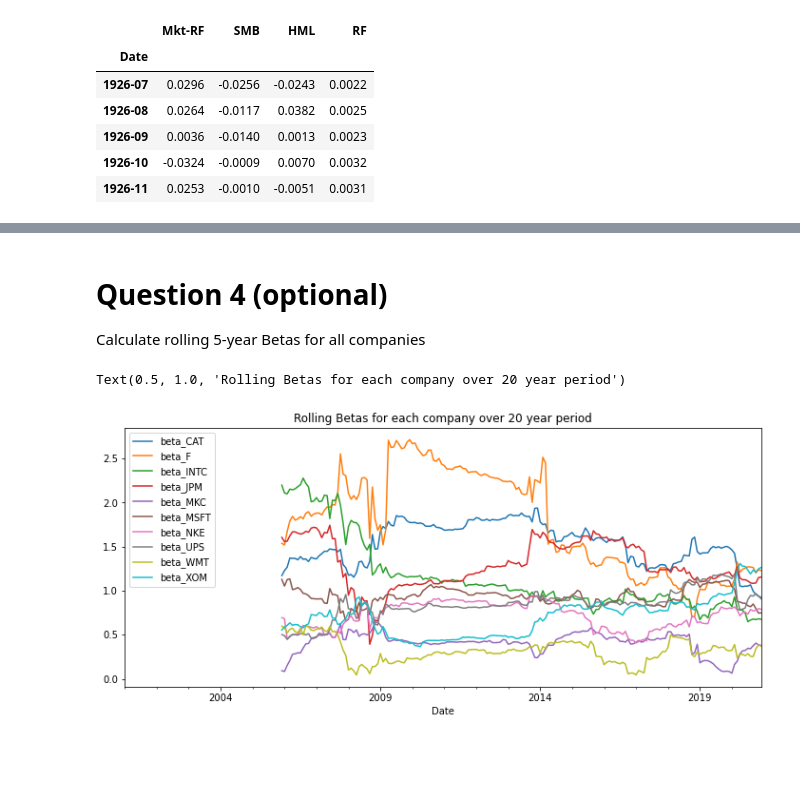
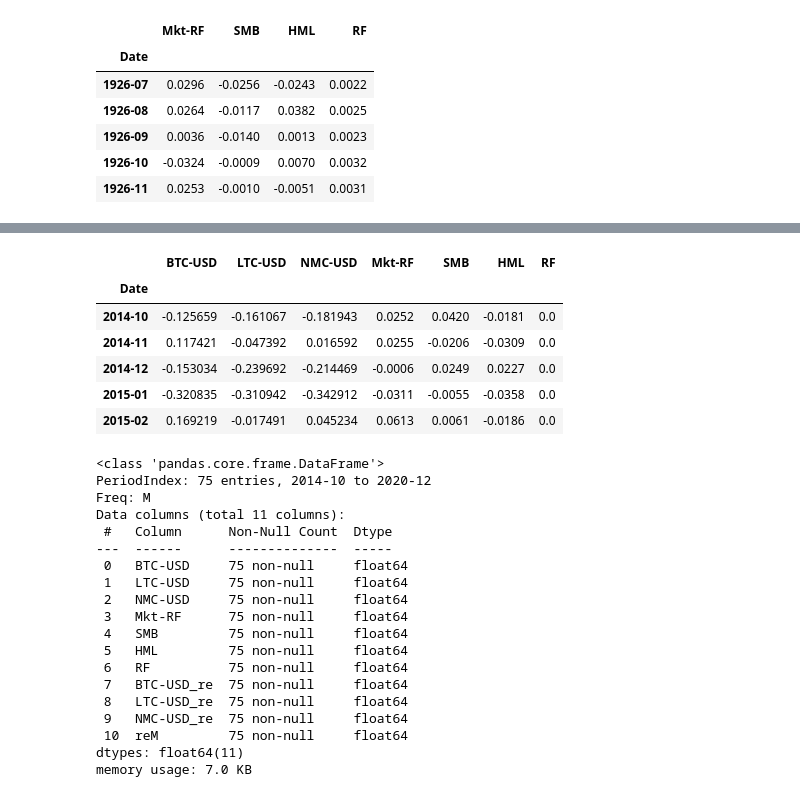
Before and after one commit to maxbranting/investment-theory, a Jupyter notebook: crypto-portfolio.ipynb, the cells around one changed output, grey strips where cells are left out. Cells and saved outputs as stored; diff of their text form; code cells hidden in the pictures; blank space fills up the shorter version.

```diff
--- a/crypto-portfolio.ipynb
+++ b/crypto-portfolio.ipynb
@@ -491,23 +109,41 @@ Text(0, 0.5, '$ Value')
-# %% [markdown]
-# Question 4 (optional)
-
-Calculate rolling 5-year Betas for all companies
-# %%
-rolling_betas = []
-colsreg = [x for x in dffull.columns.tolist() if '_re' in x]
-
-for stock in colsreg:
-    # calculate covariance matrix between stock and market for each rolling window of 5 years
-    cov_matrix = dffull[[stock, 'reM']].rolling(60).cov()
-    # Divide Covariance of stock and Market Return by Market Return Variance (stupid inherited naming in cov matrix)
-    cov_matrix['beta_' + stock[:-3]]= cov_matrix[stock] / cov_matrix['reM']
-    # Extract the cross section (.xs()) of each period where the Beta is located (position [1,1] = reM, 1)
-    rolling_betas.append(cov_matrix.xs('reM', level=1, axis=0)['beta_' + stock[:-3]])
-
-df_roll_betas = pd.concat(rolling_betas, axis=1)
-
-df_roll_betas.plot(figsize=(12,5))
-plt.title('Rolling Betas for each company over 20 year period')
-# %% [output]
-Text(0.5, 1.0, 'Rolling Betas for each company over 20 year period')
-[figure, removed]
+# %%
+# Join risk free rates to stock returns in periods
+dffull = pd.merge(df1,fama, how='left', left_index=True, right_index=True)
+# drop first NULL row which is causing regression to fail
+dffull = dffull.dropna()
+dffull.head()
+# %% [output]
+|  | BTC-USD | LTC-USD | NMC-USD | Mkt-RF | SMB | HML | RF |
+| Date |  |  |  |  |  |  |  |
+| 2014-10 | -0.125659 | -0.161067 | -0.181943 | 0.0252 | 0.0420 | -0.0181 | 0.0 |
+| 2014-11 | 0.117421 | -0.047392 | 0.016592 | 0.0255 | -0.0206 | -0.0309 | 0.0 |
+| 2014-12 | -0.153034 | -0.239692 | -0.214469 | -0.0006 | 0.0249 | 0.0227 | 0.0 |
+| 2015-01 | -0.320835 | -0.310942 | -0.342912 | -0.0311 | -0.0055 | -0.0358 | 0.0 |
+| 2015-02 | 0.169219 | -0.017491 | 0.045234 | 0.0613 | 0.0061 | -0.0186 | 0.0 |
+# %%
+# Calculate excess stock return for each company
+for i in dffull.columns.tolist()[:3]:
+    dffull[i+'_re'] = dffull[i]-dffull['RF']
+# Calculate excess Market return
+dffull['reM'] = dffull['Mkt-RF']-dffull['RF']
+dffull.info()
+# %% [output]
+<class 'pandas.core.frame.DataFrame'>
+PeriodIndex: 75 entries, 2014-10 to 2020-12
+Freq: M
+Data columns (total 11 columns):
+ #   Column      Non-Null Count  Dtype
+---  ------      --------------  -----
+ 0   BTC-USD     75 non-null     float64
+ 1   LTC-USD     75 non-null     float64
+ 2   NMC-USD     75 non-null     float64
+ 3   Mkt-RF      75 non-null     float64
+ 4   SMB         75 non-null     float64
+ 5   HML         75 non-null     float64
+ 6   RF          75 non-null     float64
+ 7   BTC-USD_re  75 non-null     float64
+ 8   LTC-USD_re  75 non-null     float64
+ 9   NMC-USD_re  75 non-null     float64
+ 10  reM         75 non-null     float64
+dtypes: float64(11)
+memory usage: 7.0 KB
```
Also changed, not shown: parts of 40 cells of this notebook.
